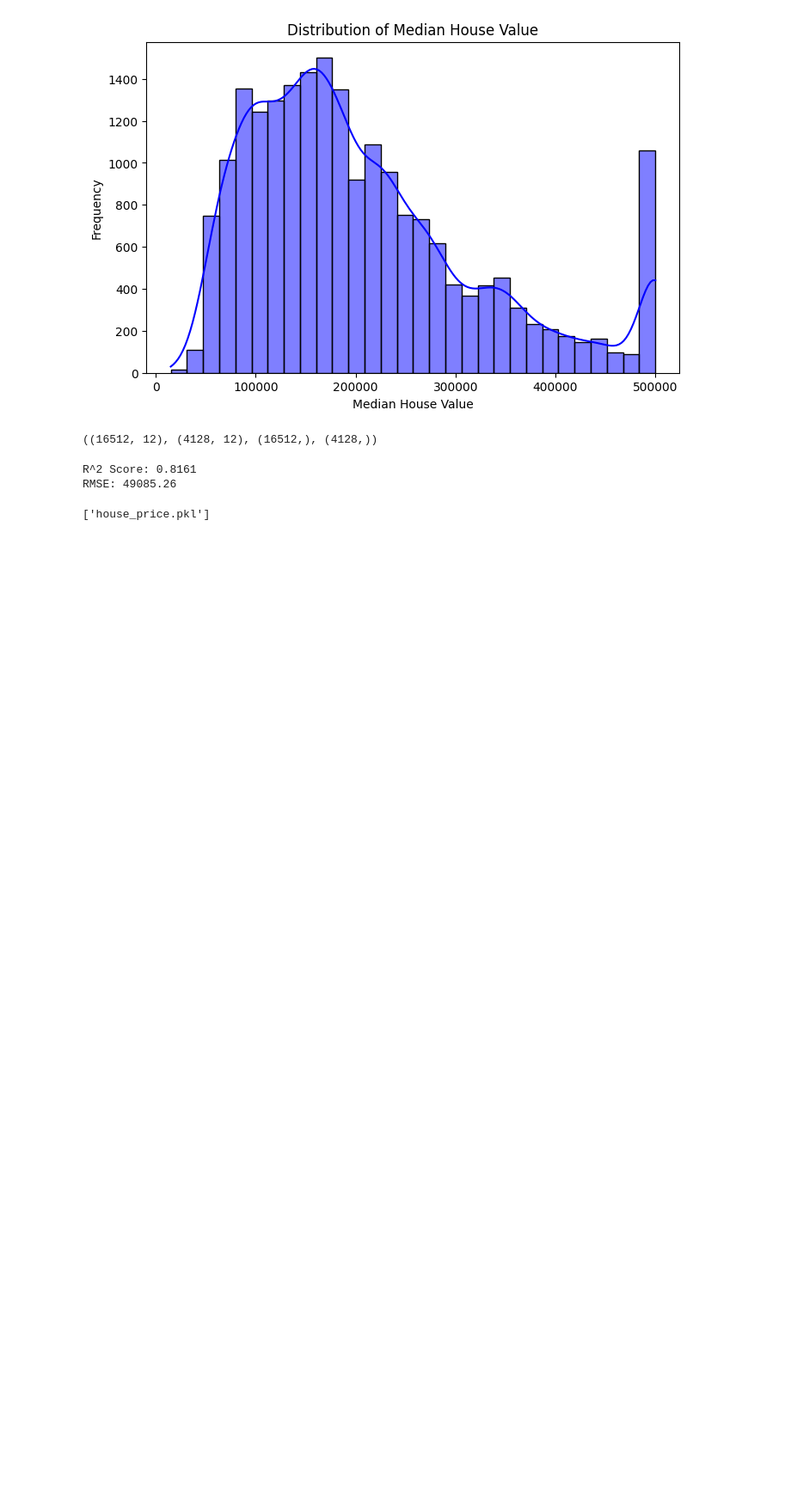
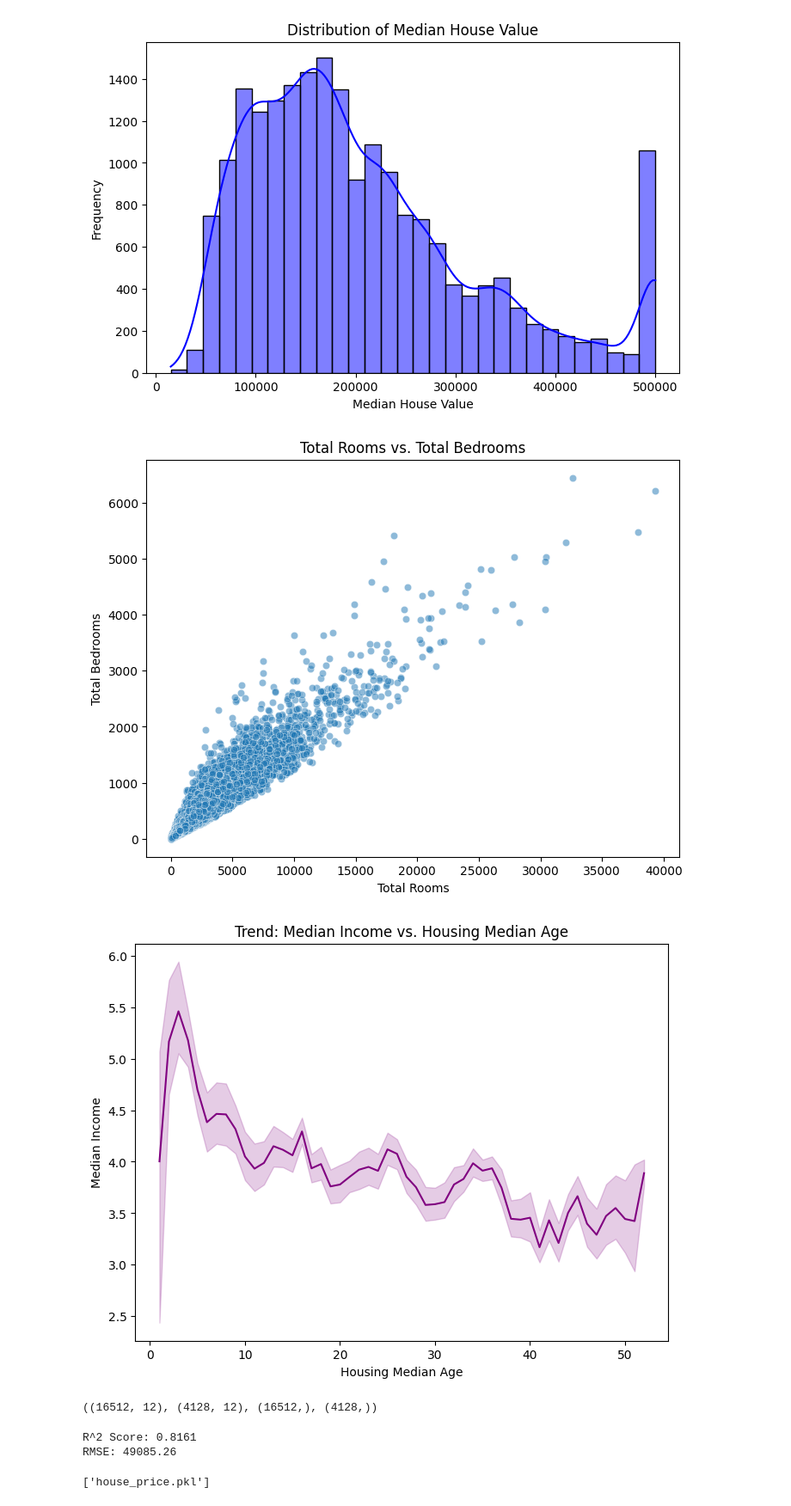
Before and after one commit to Harisudhan23/Entrans_task, a Jupyter notebook: Eda.ipynb, the cells around one changed output. Shown: that part at 86% size. Saved outputs shown, nothing was run; the diff lists cells and outputs as text; code cells hidden in the pictures; blank space fills up the shorter version.

Commit message:
Task

```diff
--- a/Eda.ipynb
+++ b/Eda.ipynb
@@ -109,6 +112,26 @@ dtype: int64 Index(['longitude', 'latitude', 'housing_median_age', 'total_rooms'
       dtype='object')
 [figure]
 [figure]
+# %%
+#inferential statistics
+plt.figure(figsize=(8, 6))
+sns.scatterplot(x='total_rooms', y='total_bedrooms', data=data, alpha=0.5)
+plt.title('Total Rooms vs. Total Bedrooms')
+plt.xlabel('Total Rooms')
+plt.ylabel('Total Bedrooms')
+plt.savefig('D:/Entrans_task/static/image/rooms_vs_bedrooms_scatter.png')
+plt.show()
+
+plt.figure(figsize=(8, 6))
+sns.lineplot(x='housing_median_age', y='median_income', data=data, color='purple')
+plt.title('Trend: Median Income vs. Housing Median Age')
+plt.xlabel('Housing Median Age')
+plt.ylabel('Median Income')
+plt.savefig('D:/Entrans_task/static/image/income_trend_over_age.png')
+plt.show()
+# %% [output]
+[figure, added]
+[figure, added]
 # %%
 from sklearn.model_selection import train_test_split
 
```
Also changed, not shown: parts of 1 cell of this notebook, 8 other files.
